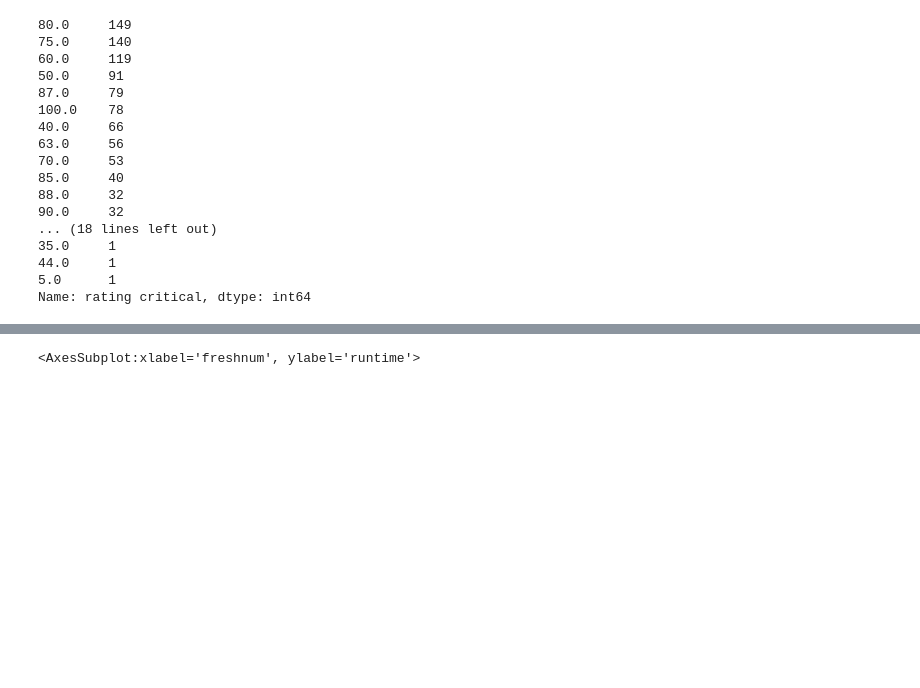
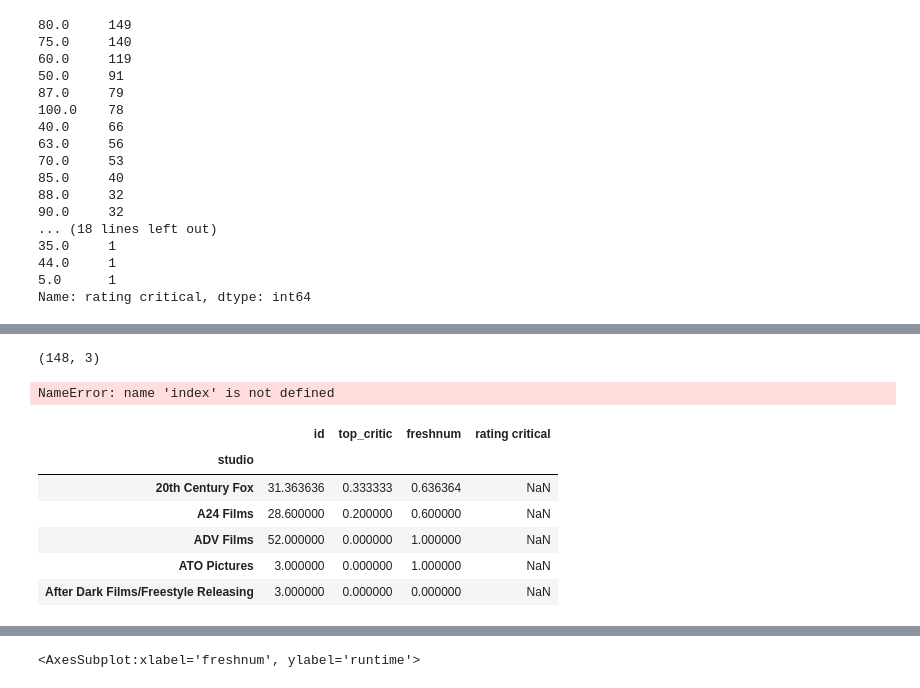
Before and after one commit to zach-hanly/microsoft_movie_project, a Jupyter notebook: Rotten Tomatoes Critics EDA.ipynb, the cells around one changed output, grey strips where cells are left out. Cells and saved outputs as stored; diff of their text form; code cells hidden in the pictures; blank space fills up the shorter version.

```diff
--- a/Rotten Tomatoes Critics EDA.ipynb
+++ b/Rotten Tomatoes Critics EDA.ipynb
@@ -284,0 +357,8 @@ memory usage: 251.0+ KB
+# %%
+joinedrtstudiocleaned = joinedrtstudio.dropna(subset=['studio'])
+# %%
+joinedrtstudiocleaned2 = joinedrtstudiocleaned.groupby('studio').mean()
+# %%
+joinedrtstudiocleaned2.shape
+# %% [output]
+(148, 3)
@@ -284,0 +369,14 @@ memory usage: 251.0+ KB
+# %%
+joinedrtstudiocleaned2['rating critical'] = joinedrt['rating critical'].groupby(index)
+# %% [output]
+NameError: name 'index' is not defined
+# %%
+joinedrtstudiocleaned2.head()
+# %% [output]
+|  | id | top_critic | freshnum | rating critical |
+| studio |  |  |  |  |
+| 20th Century Fox | 31.363636 | 0.333333 | 0.636364 | NaN |
+| A24 Films | 28.600000 | 0.200000 | 0.600000 | NaN |
+| ADV Films | 52.000000 | 0.000000 | 1.000000 | NaN |
+| ATO Pictures | 3.000000 | 0.000000 | 1.000000 | NaN |
+| After Dark Films/Freestyle Releasing | 3.000000 | 0.000000 | 0.000000 | NaN |
```
Also changed, not shown: parts of 37 cells of this notebook, 1 other file.
